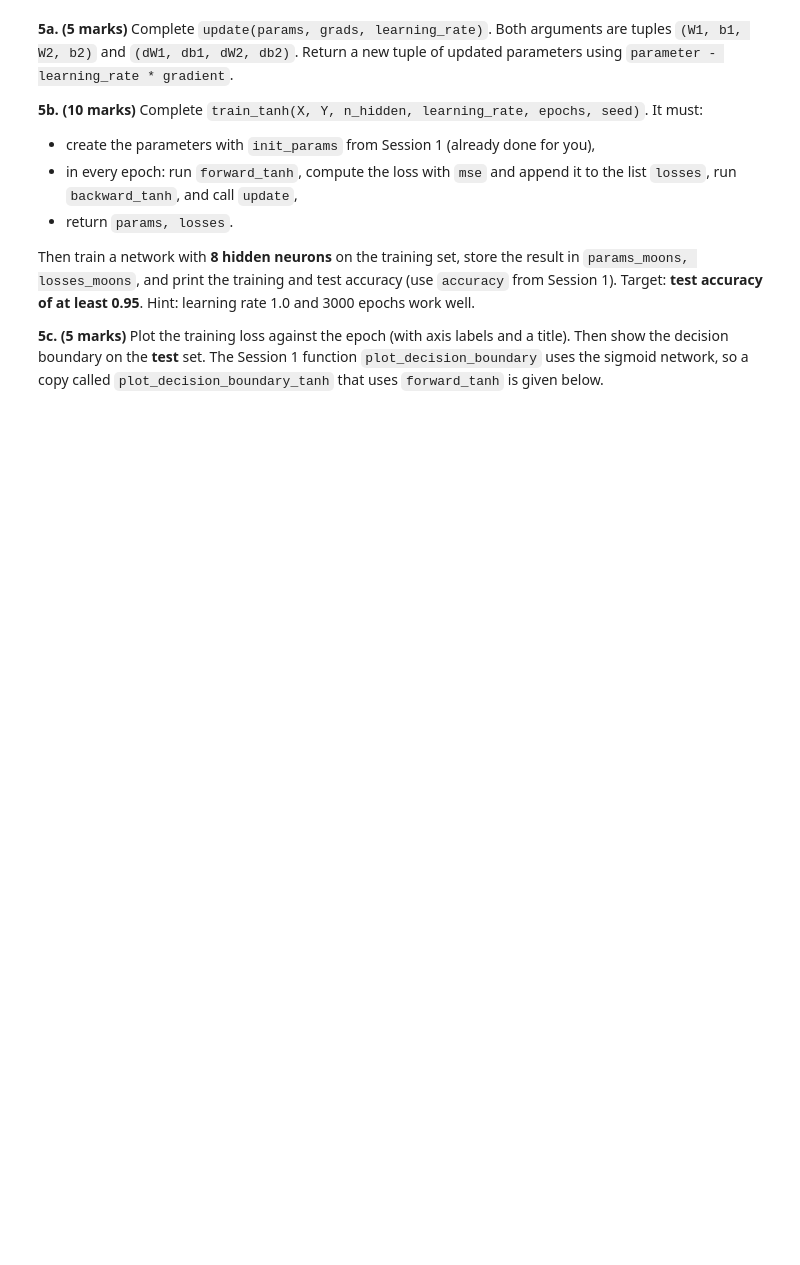
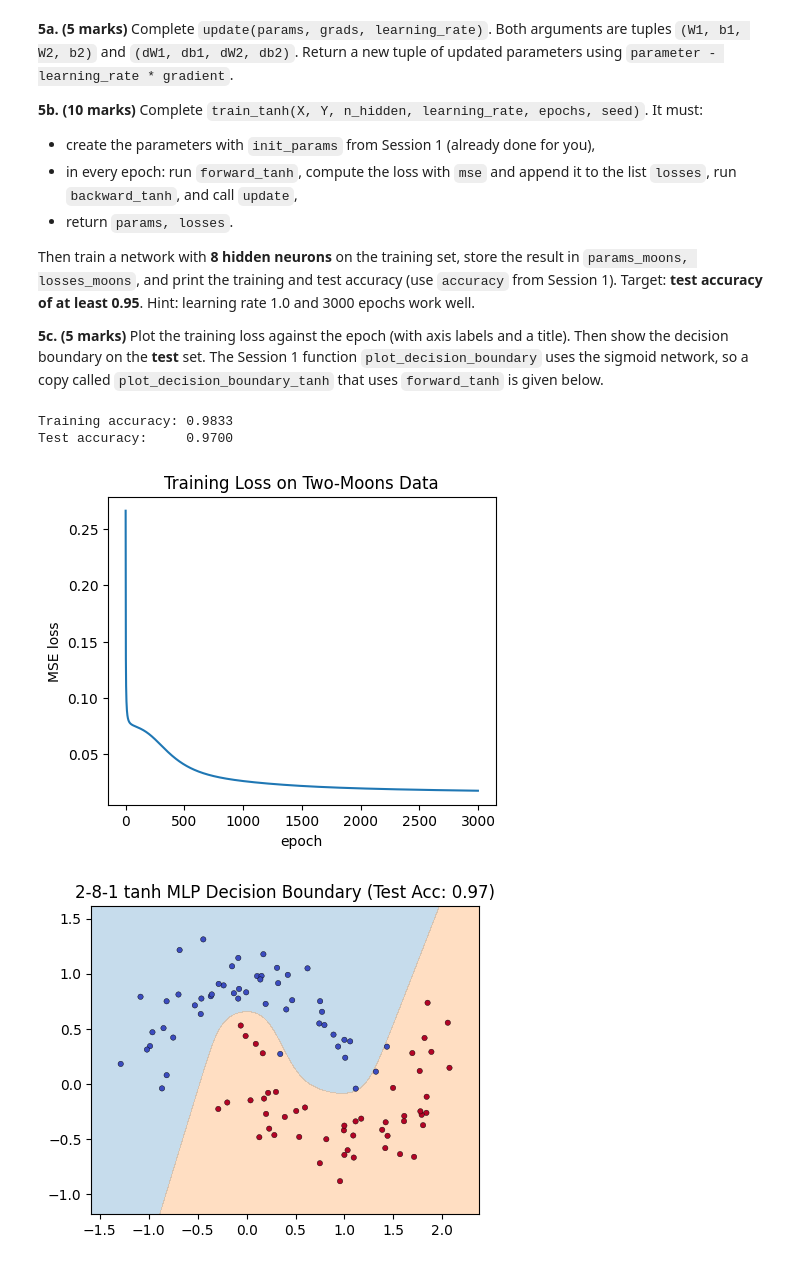
Before and after one commit to HAS926/week_3_lab, a Jupyter notebook: MLP_Backprop_NumPy.ipynb, the cells around one changed output. Saved outputs shown, nothing was run; the diff lists cells and outputs as text; code cells hidden in the pictures; blank space fills up the shorter version.

```diff
--- a/MLP_Backprop_NumPy.ipynb
+++ b/MLP_Backprop_NumPy.ipynb
@@ -861,13 +960,14 @@ From now on we change **one thing** in the Session 1 network: the hidden layer u
 **3b. (10 marks)** Implement `forward_tanh(X, W1, b1, W2, b2)` that returns `A1, A2`.
 # %%
 def mse(A2, Y):
-    # YOUR CODE HERE
-    raise NotImplementedError()
+    return np.mean((A2 - Y) ** 2)
 
 
 def forward_tanh(X, W1, b1, W2, b2):
-    # YOUR CODE HERE
-    raise NotImplementedError()
+    Z1 = X @ W1 + b1
+    A1 = np.tanh(Z1)
+    Z2 = A1 @ W2 + b2
+    A2 = sigmoid(Z2)
     return A1, A2
 # %%
 # Check cell for Exercise 3. Do not modify.
@@ -1006,8 +1122,10 @@ Then train a network with **8 hidden neurons** on the training set, store the re
 def update(params, grads, learning_rate):
     W1, b1, W2, b2 = params
     dW1, db1, dW2, db2 = grads
-    # YOUR CODE HERE
-    raise NotImplementedError()
+    W1 -= learning_rate * dW1
+    b1 -= learning_rate * db1
+    W2 -= learning_rate * dW2
+    b2 -= learning_rate * db2
     return W1, b1, W2, b2
 
 
@@ -1015,6 +1133,8 @@ def train_tanh(X, Y, n_hidden=8, learning_rate=1.0, epochs=3000, seed=0):
     params = init_params(X.shape[1], n_hidden, seed)
     losses = []
     for epoch in range(epochs):
-        # YOUR CODE HERE
-        raise NotImplementedError()
+        A1, A2 = forward_tanh(X, *params)
+        losses.append(mse(A2, Y))
+        grads = backward_tanh(X, Y, A1, A2, params[2])
+        params = update(params, grads, learning_rate)
     return params, losses
@@ -1024,3 +1141,17 @@ def train_tanh(X, Y, n_hidden=8, learning_rate=1.0, epochs=3000, seed=0):
+# %%
+# 5b: train on the two-moons data and report the accuracies
+params_moons, losses_moons = train_tanh(X_train, Y_train, n_hidden=8, learning_rate=1.0, epochs=3000, seed=0)
+
+# Compute and report training and test accuracies
+_, A2_train = forward_tanh(X_train, *params_moons)
+_, A2_test = forward_tanh(X_test, *params_moons)
+train_acc = accuracy(A2_train, Y_train)
+test_acc = accuracy(A2_test, Y_test)
+print(f"Training accuracy: {train_acc:.4f}")
+print(f"Test accuracy:     {test_acc:.4f}")
+# %% [output]
+Training accuracy: 0.9833
+Test accuracy:     0.9700
 # %%
 # Given: decision boundary plot for the tanh network. Do not modify.
 def plot_decision_boundary_tanh(params, X, Y, title=""):
@@ -1039,3 +1167,18 @@ def plot_decision_boundary_tanh(params, X, Y, title=""):
+# %%
+# 5c: your plots
+# 1. Plot the training loss
+plt.figure(figsize=(5, 4))
+plt.plot(losses_moons)
+plt.xlabel("epoch")
+plt.ylabel("MSE loss")
+plt.title("Training Loss on Two-Moons Data")
+plt.show()
+
+# 2. Show the decision boundary on the test set
+plot_decision_boundary_tanh(params_moons, X_test, Y_test, title=f"2-8-1 tanh MLP Decision Boundary (Test Acc: {test_acc:.2f})")
+# %% [output]
+[figure, added]
+[figure, added]
 # %%
 # Check cell for Exercise 5. Do not modify.
 def _check_5a():
```
Also changed, not shown: parts of 23 cells of this notebook.
